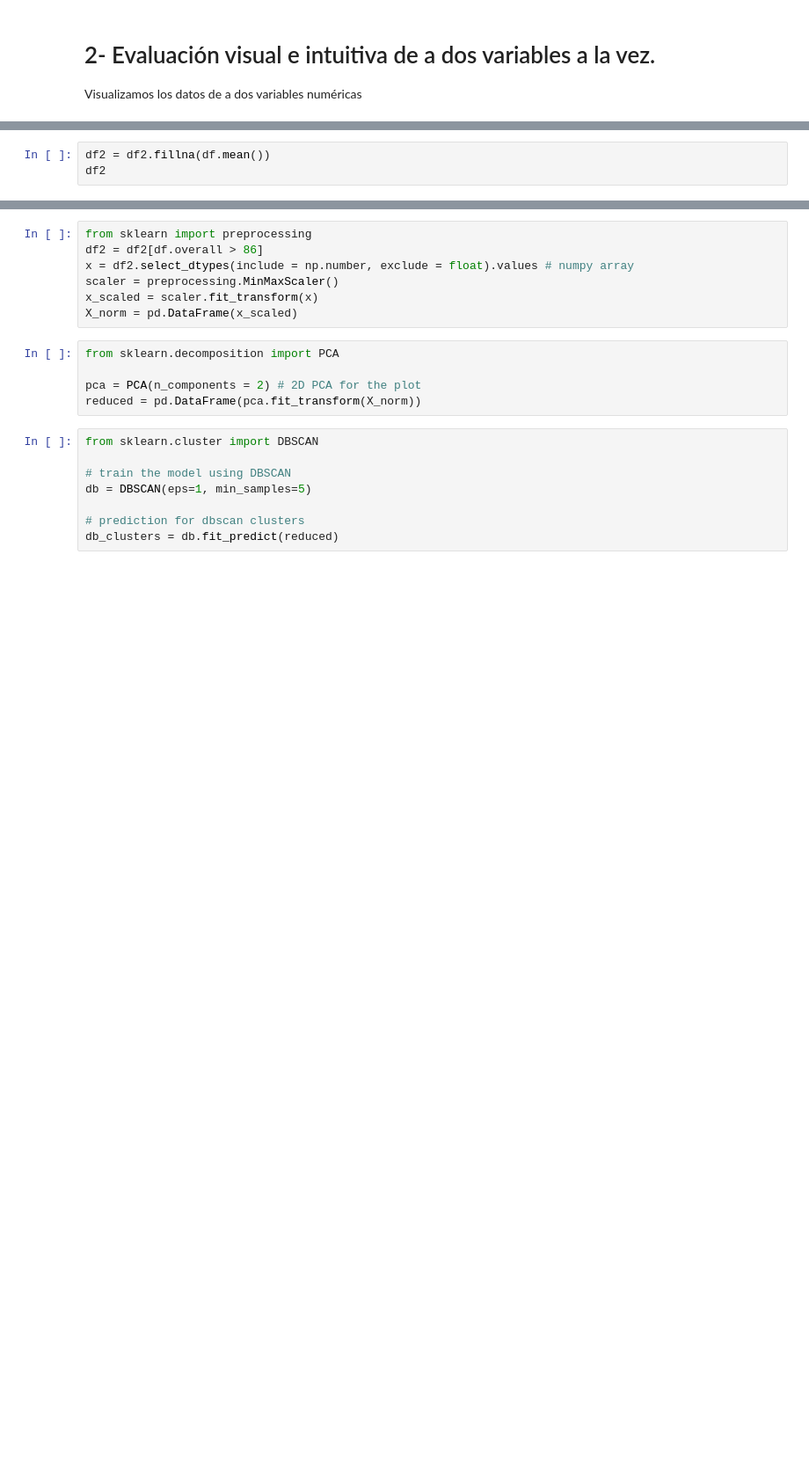
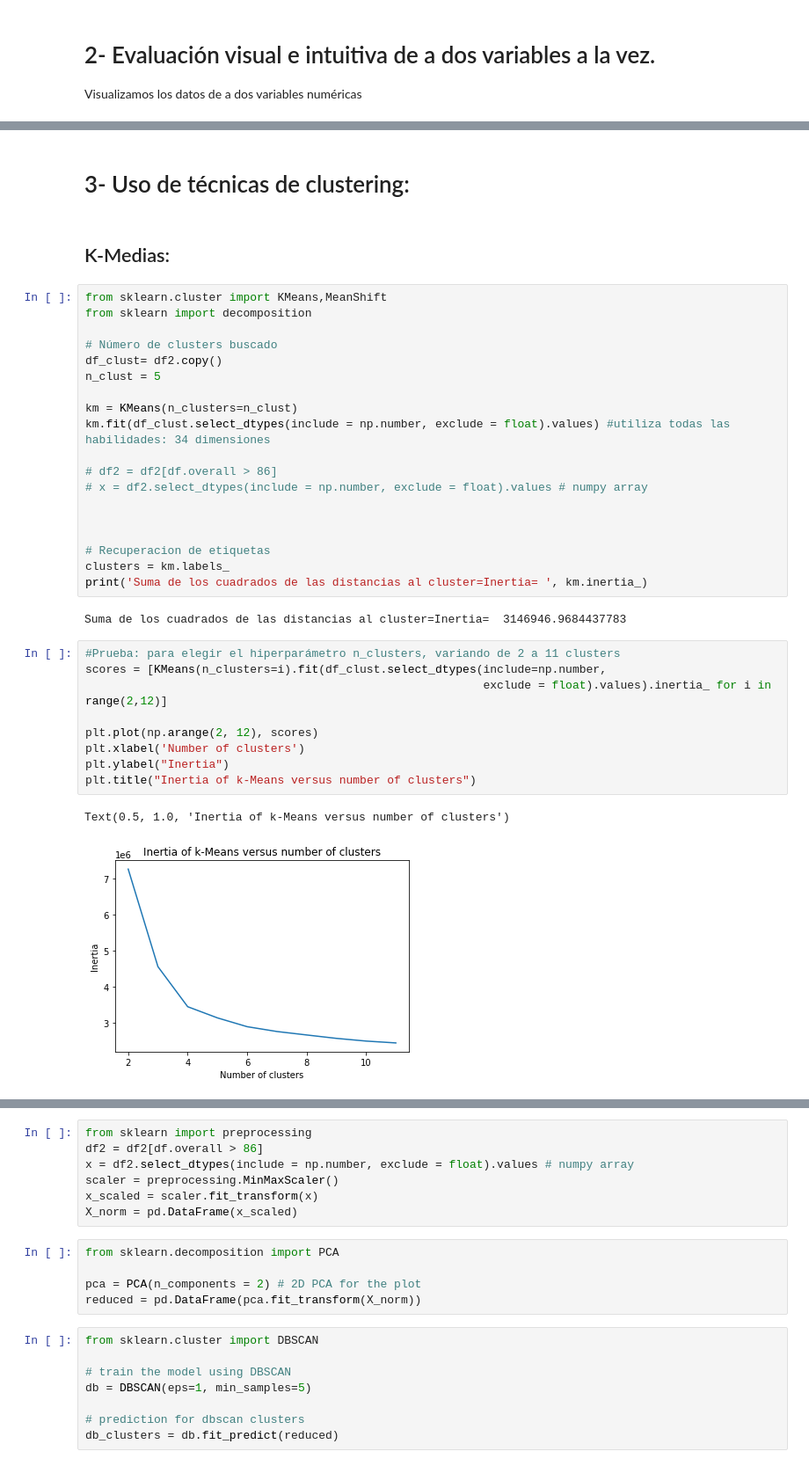
Before and after one commit to Grupo242022/AN_Supervisado_2022, a Jupyter notebook: Práctico_NoSupervisado_fifa2022_G24.ipynb, the cells around one changed output, grey strips where cells are left out. Shown at 88% size. Saved outputs shown, nothing was run; the diff lists cells and outputs as text; blank space fills up the shorter version.

```diff
--- a/Práctico_NoSupervisado_fifa2022_G24.ipynb
+++ b/Práctico_NoSupervisado_fifa2022_G24.ipynb
@@ -307,3 +313,0 @@ Fuerza (Strength): Determina la probabilidad de que un jugador tenga éxito en u
-# %%
-df2 = df2.fillna(df.mean())
-df2
@@ -323,0 +317,37 @@ df2
+# %% [markdown]
+# 3- Uso de técnicas de clustering:
+# %% [markdown]
+## K-Medias:
+# %%
+from sklearn.cluster import KMeans,MeanShift
+from sklearn import decomposition
+
+# Número de clusters buscado
+df_clust= df2.copy()
+n_clust = 5
+
+km = KMeans(n_clusters=n_clust)
+km.fit(df_clust.select_dtypes(include = np.number, exclude = float).values) #utiliza todas las habilidades: 34 dimensiones
+
+# df2 = df2[df.overall > 86]
+# x = df2.select_dtypes(include = np.number, exclude = float).values # numpy array
+
+
+
+# Recuperacion de etiquetas
+clusters = km.labels_
+print('Suma de los cuadrados de las distancias al cluster=Inertia= ', km.inertia_)
+# %% [output]
+Suma de los cuadrados de las distancias al cluster=Inertia=  3146946.9684437783
+# %%
+#Prueba: para elegir el hiperparámetro n_clusters, variando de 2 a 11 clusters
+scores = [KMeans(n_clusters=i).fit(df_clust.select_dtypes(include=np.number,
+                                                          exclude = float).values).inertia_ for i in range(2,12)]
+
+plt.plot(np.arange(2, 12), scores)
+plt.xlabel('Number of clusters')
+plt.ylabel("Inertia")
+plt.title("Inertia of k-Means versus number of clusters")
+# %% [output]
+Text(0.5, 1.0, 'Inertia of k-Means versus number of clusters')
+[figure, added]
```
Also changed, not shown: parts of 18 cells of this notebook.
